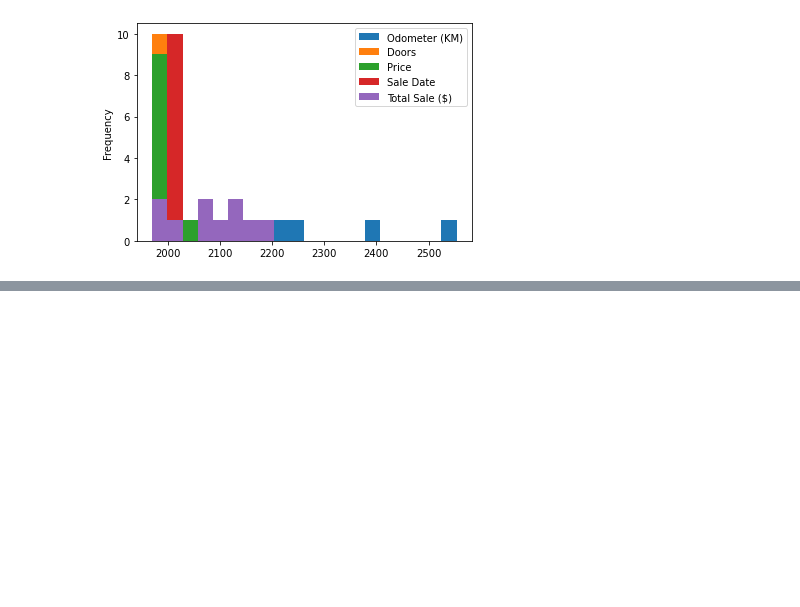
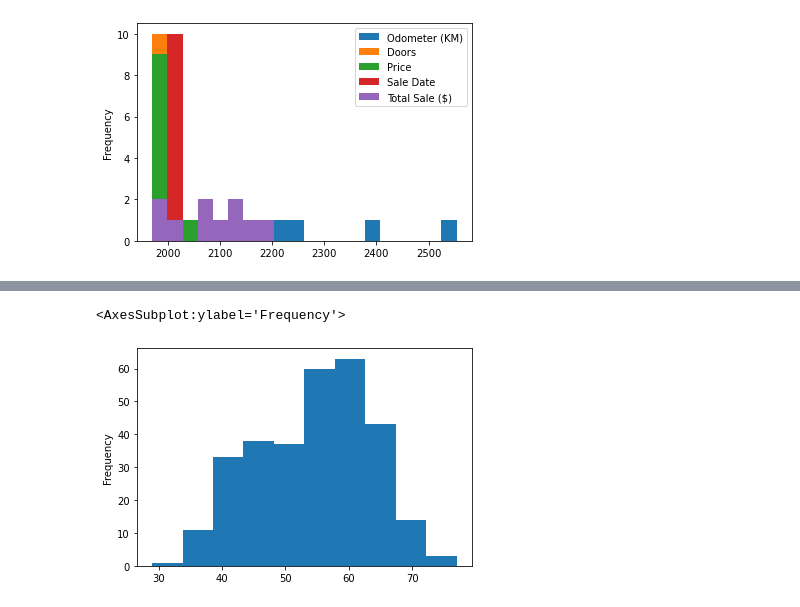
Before and after one commit to tothetop430/MLZTM-Exercises, a Jupyter notebook: matplotlib/introduction-to-matplotlib.ipynb, the cells around one changed output, grey strips where cells are left out. Saved outputs shown, nothing was run; the diff lists cells and outputs as text; code cells hidden in the pictures; blank space fills up the shorter version.

Commit message:
subplots with pd df

```diff
--- a/matplotlib/introduction-to-matplotlib.ipynb
+++ b/matplotlib/introduction-to-matplotlib.ipynb
@@ -363 +362,5 @@ car_sales['Odometer (KM)'].plot.hist(bins=20)
 [figure]
+# %%
+# let's try on different dataset
+heart_disease = pd.read_csv('../heart-disease.csv')
+heart_disease
@@ -363,0 +381,5 @@ car_sales['Odometer (KM)'].plot.hist(bins=20)
+# %%
+heart_disease['age'].plot.hist()
+# %% [output]
+<AxesSubplot:ylabel='Frequency'>
+[figure, added]
```
Also changed, not shown: parts of 3 cells of this notebook.
